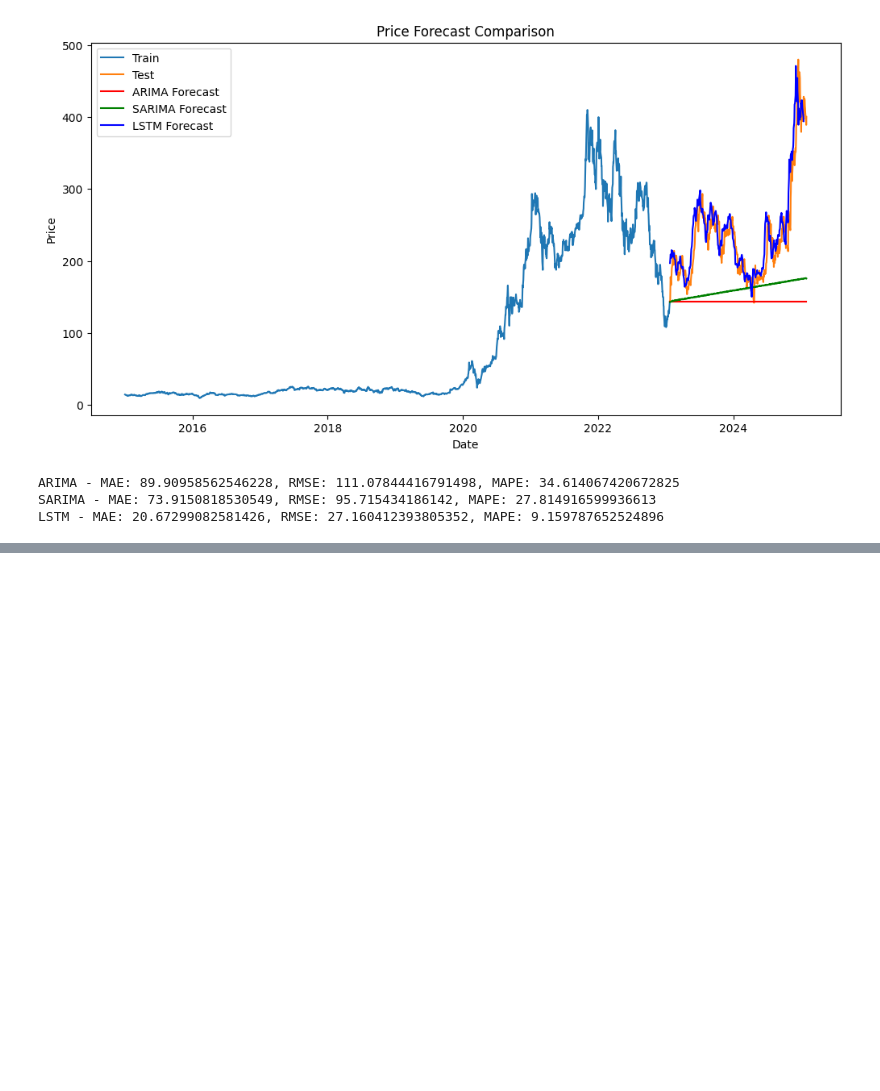
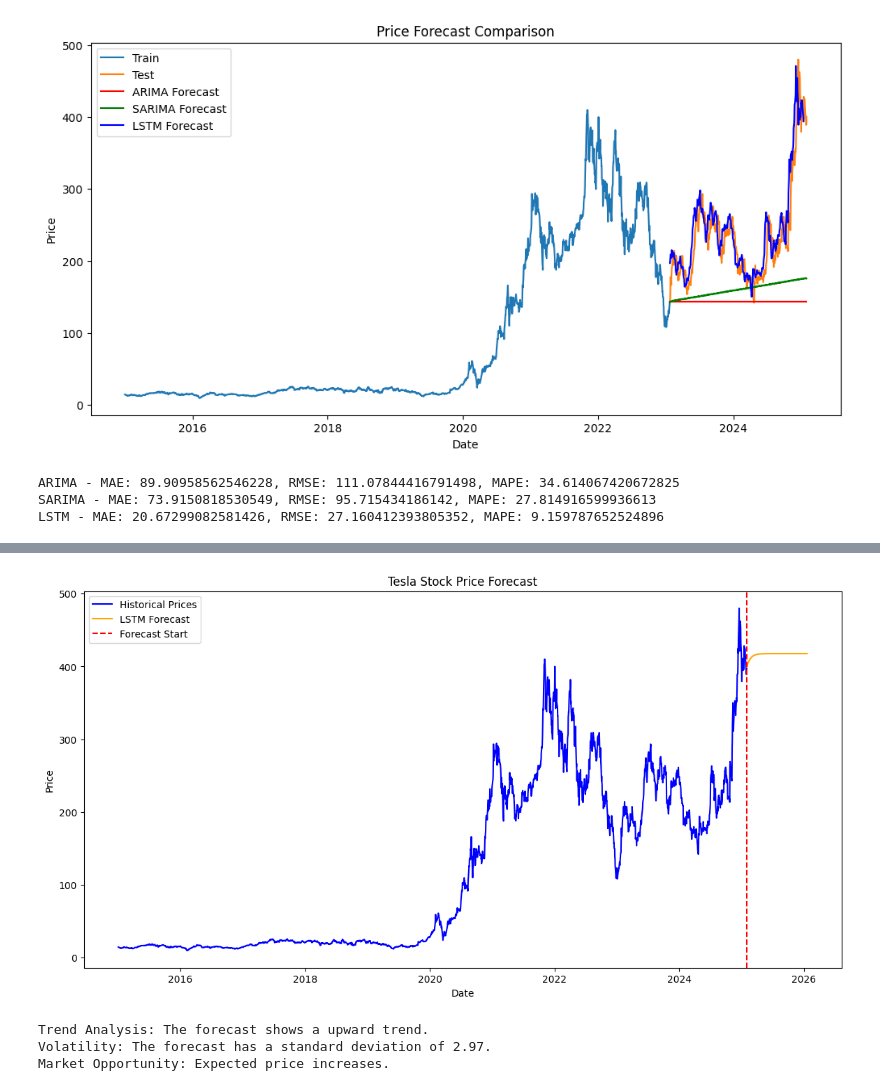
Before and after one commit to Tsebaot-Girma/TimeSeries_Financial_Forecasting, a Jupyter notebook: notebooks/time_series_forecasting.ipynb, the cells around one changed output, grey strips where cells are left out. Saved outputs shown, nothing was run; the diff lists cells and outputs as text; code cells hidden in the pictures; blank space fills up the shorter version.

Commit message:
Implement Forecast Future Market Trends using LSTM model

```diff
--- a/notebooks/time_series_forecasting.ipynb
+++ b/notebooks/time_series_forecasting.ipynb
@@ -132,0 +176,28 @@ LSTM - MAE: 20.67299082581426, RMSE: 27.160412393805352, MAPE: 9.159787652524896
+# %%
+# Step 9: Forecast Future Market Trends
+
+# Generate forecasts for the next 12 months (approx. 252 trading days)
+forecast_steps = 252  # Number of days to forecast
+future_dates = pd.date_range(start=data.index[-1] + pd.Timedelta(days=1), periods=forecast_steps, freq='B')
+
+# Prepare the data for LSTM forecasting
+# Create a sequence with the last 'time_step' data points for forecasting
+time_step = 10
+input_data = data['Close'].values[-time_step:].reshape(-1, 1)
+input_scaled = scaler.transform(input_data)
+
+# Prepare the input for LSTM
+X_input = input_scaled.reshape((1, time_step, 1))  # Shape: (1, time_step, 1)
+
+# Generate future predictions
+future_predictions = []
+for _ in range(forecast_steps):
+    pred = lstm_model.predict(X_input)
+    future_predictions.append(pred[0, 0])
+
+    # Update the input with the new prediction
+    new_input = np.array([[pred]])  # Shape: (1, 1)
+    X_input = np.append(X_input[:, 1:, :], new_input.reshape(1, 1, 1), axis=1)  # Update to keep the shape (1, time_step, 1)
+
+# Inverse transform to get actual prices
+future_predictions = scaler.inverse_transform(np.array(future_predictions).reshape(-1, 1))
@@ -132,0 +222,34 @@ LSTM - MAE: 20.67299082581426, RMSE: 27.160412393805352, MAPE: 9.159787652524896
+# %%
+# Step 10: Visualize the Forecast
+plt.figure(figsize=(14, 7))
+plt.plot(data['Close'], label='Historical Prices', color='blue')
+plt.plot(future_dates, future_predictions, label='LSTM Forecast', color='orange')
+
+plt.title('Tesla Stock Price Forecast')
+plt.xlabel('Date')
+plt.ylabel('Price')
+plt.axvline(x=data.index[-1], color='red', linestyle='--', label='Forecast Start')
+plt.legend()
+plt.show()
+# %% [output]
+[figure, added]
+# %%
+# Step 11: Analyze the Forecast
+# Trend Analysis
+trend = "upward" if future_predictions[-1] > future_predictions[0] else "downward" if future_predictions[-1] < future_predictions[0] else "stable"
+print(f"Trend Analysis: The forecast shows a {trend} trend.")
+
+# Volatility and Risk
+# Calculate the standard deviation for volatility
+volatility = np.std(future_predictions)
+print(f"Volatility: The forecast has a standard deviation of {volatility:.2f}.")
+
+# Market Opportunities and Risks
+if future_predictions[-1] > future_predictions[0]:
+    print("Market Opportunity: Expected price increases.")
+else:
+    print("Market Risk: Potential declines expected.")
+# %% [output]
+Trend Analysis: The forecast shows a upward trend.
+Volatility: The forecast has a standard deviation of 2.97.
+Market Opportunity: Expected price increases.
```
Also changed, not shown: parts of 3 cells of this notebook, 3 other files.
